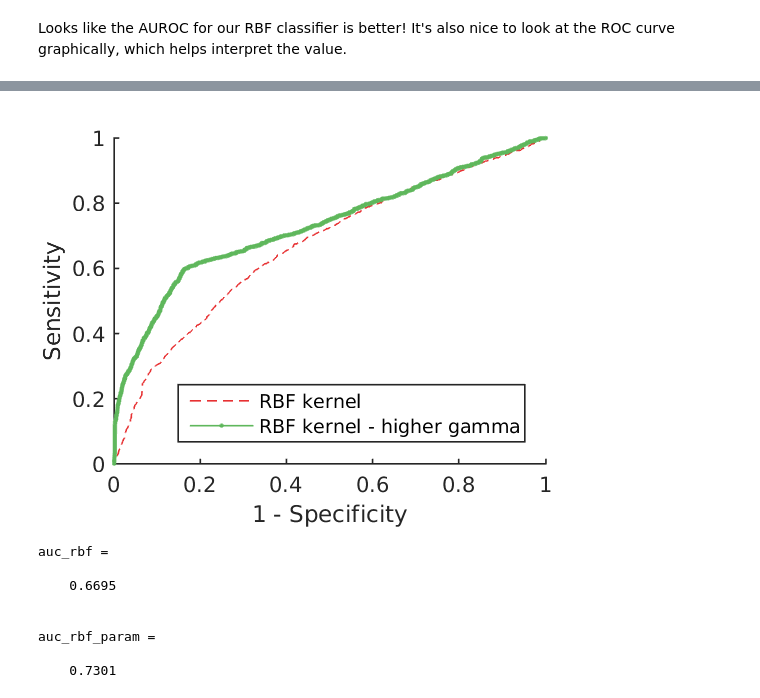
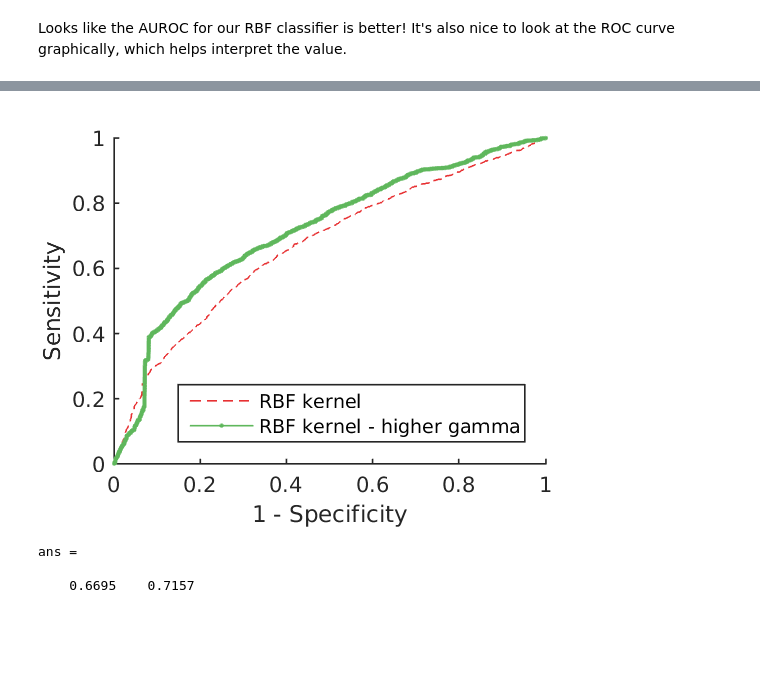
Before and after one commit to MIT-LCP/mimic-workshop, a Jupyter notebook: mlcc/lab2-intro-ml/mlcc2_svm_workshop.ipynb, the cells around one changed output, grey strips where cells are left out. Drawn from its saved outputs; the diff is of its cells as text; code cells hidden in the pictures; blank space fills up the shorter version.

```diff
--- a/mlcc/lab2-intro-ml/mlcc2_svm_workshop.ipynb
+++ b/mlcc/lab2-intro-ml/mlcc2_svm_workshop.ipynb
@@ -859,6 +851,6 @@ gamma = 2;
 capacity = 1;
 
 % train the model
-model_rbf_param = svmtrain(y, X, ['-t 2 -c ' num2str(2^(capacity)) ' -g ' num2str(2^(gamma))]);
+model_rbf_param = svmtrain(y_train, X_train, ['-t 2 -c ' num2str(2^(capacity)) ' -g ' num2str(2^(gamma))]);
 [pred_rbf_param,~,dist_rbf_param] = svmpredict(y, X, model_rbf_param);
 # %% [output]
@@ -928,56 +916,22 @@ set(gca,'view',[-127    10]);
 # %%
 [pred_rbf_param,~,dist_rbf_param] = svmpredict(y, X, model_rbf_param, '-q');
-idxTemp = find(pred_rbf_param==1,1);
-if dist_rbf_param(idxTemp) < 0
-    dist_rbf_param = -dist_rbf_param;
-end
-
-[dist_rbf_param,idxSort] = sort(dist_rbf_param,1,'ascend');
-y_rbf_param=y(idxSort);
-
-idxNegative = y_rbf_param == 0;
-%=== Count the number of negative targets below each element
-auc_rbf_param = cumsum(idxNegative,1);
-%=== Only get positive targets
-auc_rbf_param = auc_rbf_param(~idxNegative);
-auc_rbf_param = sum(auc_rbf_param,1); %=== count number who are negative
-auc_rbf_param = auc_rbf_param./(N_POS * N_NEG);
-
-% also plot the figure
-TP_r = flipud(y_rbf_param);
-FP_r = cumsum(1-TP_r);
-FP_r = flipud(FP_r);
-TP_r = cumsum(TP_r);
-TP_r = flipud(TP_r);
-FN_r = cumsum(y_rbf_param)-y_rbf_param;
-TN_r = numel(y_rbf_param) - TP_r - FP_r - FN_r;
 
 %=== Sensitivity (true positive rate)
-roc_rp_y = TP_r ./ (TP_r + FN_r);
-%=== 1-Specificity (false positive rate)
-roc_rp_x = 1- (TN_r ./ (TN_r + FP_r));
-
+[roc_rp_x, roc_rp_y, auc_rbf_param] = calcRoc(dist_rbf_param, y);
 
 figure(1); clf; hold all;
 plot(roc_r_x, roc_r_y, '--','Color',col(1,:));
 plot(roc_rp_x, roc_rp_y, '.-','Color',col(3,:));
 
 legend('RBF kernel','RBF kernel - higher gamma','Location','SouthEast');
 xlabel('1 - Specificity');
 ylabel('Sensitivity');
 
 
-auc_rbf
-
-auc_rbf_param
+[auc_rbf, auc_rbf_param]
 # %% [output]
-[figure, old version]
+[figure, new version]
-auc_rbf =
+ans =
 
-    0.6695
-
-
-auc_rbf_param =
-
-    0.7301
+    0.6695    0.7157
 # %% [markdown]
```
Also changed, not shown: parts of 44 cells of this notebook.
